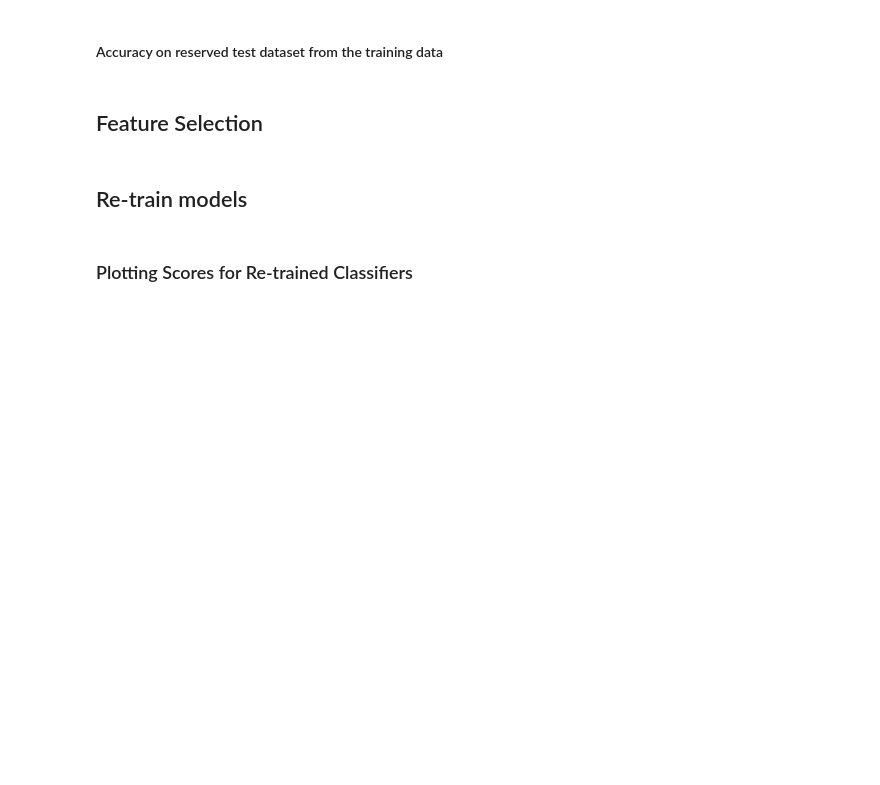
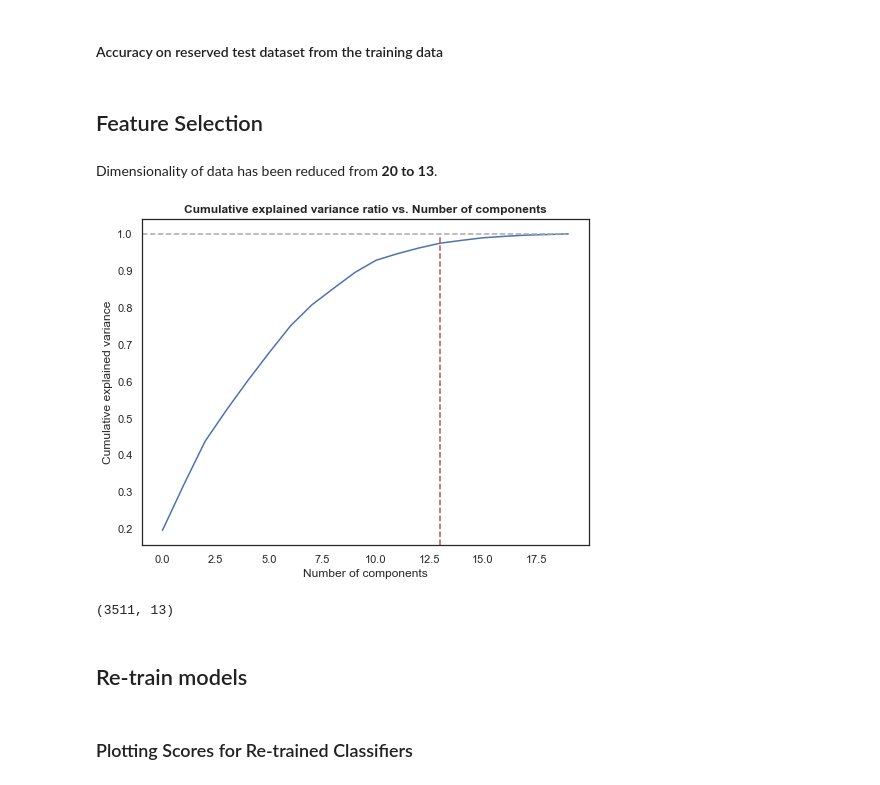
Before and after one commit to arundathi-shanthini/Beat-the-Bookie, a Jupyter notebook: Code/Beat The Bookie.ipynb, the cells around one changed output. Drawn from its saved outputs; the diff is of its cells as text; code cells hidden in the pictures; blank space fills up the shorter version.

```diff
--- a/Code/Beat The Bookie.ipynb
+++ b/Code/Beat The Bookie.ipynb
@@ -1327,6 +1274,40 @@ plot_cross_val_score_fold_wise(cross_val_scores_dict)
 plot_test_scores_for_models(all_scores)
 # %% [markdown]
 ## Feature Selection
+# %%
+def perform_PCA(data_train,data_test=None,n_components=1,disp_plot=False):
+    pca = PCA(n_components=n_components).fit(data_train)
+    data_train_reduced=pca.transform(data_train)
+    display(HTML('Dimensionality of data has been reduced from <b>%d to %d</b>.'%(data_train.shape[1],
+                                                                   data_train_reduced.shape[1])))
+    if disp_plot:
+        pca_full=PCA().fit(data_train)
+        sns.set_style('white')
+        ratio_cumsum=np.cumsum(pca_full.explained_variance_ratio_)
+        plt.plot(np.arange(len(ratio_cumsum)),ratio_cumsum)
+        plt.axvline(x=data_train_reduced.shape[1],linestyle='--',color='r',
+                    ymax=0.95)
+        plt.axhline(y=1,linestyle='--',color='#A9A9A9',
+                    xmax=0.95)
+#                     data_train.shape[1]-5)
+        plt.xlabel('Number of components')
+        plt.ylabel('Cumulative explained variance');
+        plt.title('Cumulative explained variance ratio vs. Number of components')
+        plt.show()
+    if data_test is None:
+        return data_train_reduced
+    else:
+        return data_train_reduced, pca.transform(data_test)
+# %%
+X_train_reduced=perform_PCA(X_train,data_test=None,n_components=0.95,
+                            disp_plot=True)
+# %% [output]
+Dimensionality of data has been reduced from 20 to 13.
+[figure, added]
+# %%
+X_train_reduced.shape
+# %% [output]
+(3511, 13)
 # %% [markdown]
 ## Re-train models
 # %%
```
Also changed, not shown: parts of 4 cells of this notebook.
